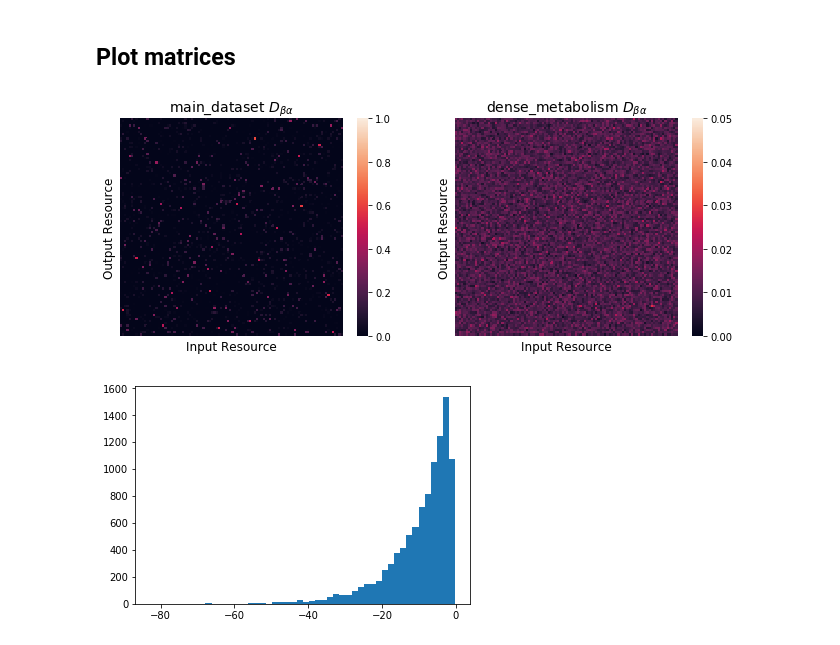
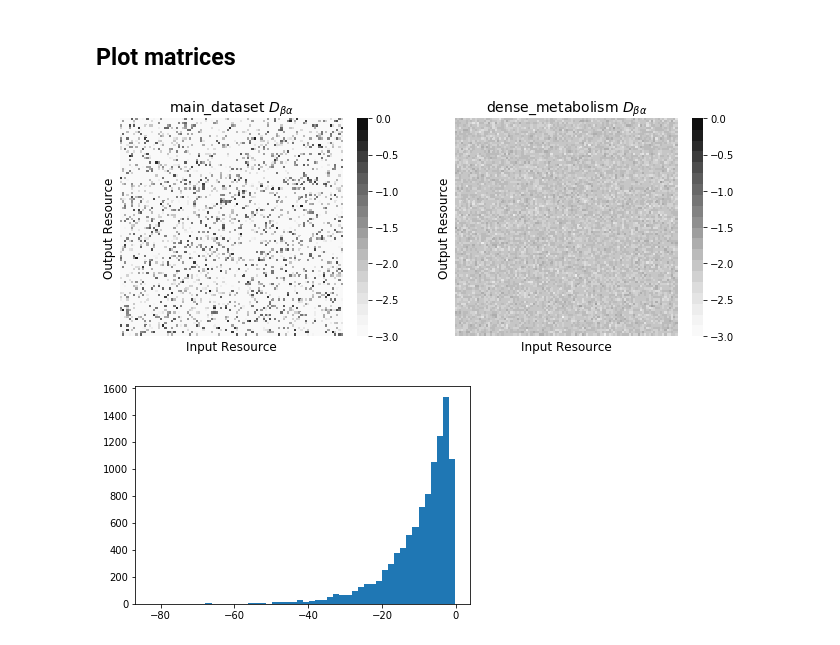
Before and after one commit to Emergent-Behaviors-in-Biology/crossfeeding-transition, a Jupyter notebook: Analysis.ipynb, the cells around one changed output. Drawn from its saved outputs; the diff is of its cells as text; code cells hidden in the pictures.

Commit message:
New analysis plots
New plots to answer referee questions

```diff
--- a/Analysis.ipynb
+++ b/Analysis.ipynb
@@ -676,22 +677,23 @@ plt.show()
 ## Plot matrices
 # %%
 fig,ax=plt.subplots(1,2,figsize=(11,4))
-sns.heatmap(expt['main_dataset']['sim_params']['D'],ax=ax[0],vmin=0,vmax=1)
-sns.heatmap(expt['dense_metabolism']['sim_params']['D'],ax=ax[1],vmin=0,vmax=0.05)
+greys = sns.color_palette("Greys",20)
+sns.heatmap(np.log10(expt['main_dataset']['sim_params']['D']),ax=ax[0],cmap=greys,vmin=-3,vmax=0)
+sns.heatmap(np.log10(expt['dense_metabolism']['sim_params']['D']),ax=ax[1],cmap=greys,vmin=-3,vmax=0)
 for k in range(2):
     ax[k].set_xticks(())
     ax[k].set_yticks(())
     ax[k].set_xlabel('Input Resource',fontsize=12)
     ax[k].set_ylabel('Output Resource',fontsize=12)
 ax[0].set_title(r'main_dataset $D_{\beta\alpha}$',fontsize=14)
 ax[1].set_title(r'dense_metabolism $D_{\beta\alpha}$',fontsize=14)
 
 pdf = bpdf.PdfPages('Plots/D_matrix.pdf')
 pdf.savefig(fig)
 pdf.close()
 plt.show()
 # %% [output]
-[figure, old version]
+[figure, new version]
 # %%
 plt.hist(np.log10(expt['main_dataset']['sim_params']['D'].values.reshape(-1)),bins=50)
 plt.show()
```
Also changed, not shown: parts of 6 cells of this notebook, 8 other files.
